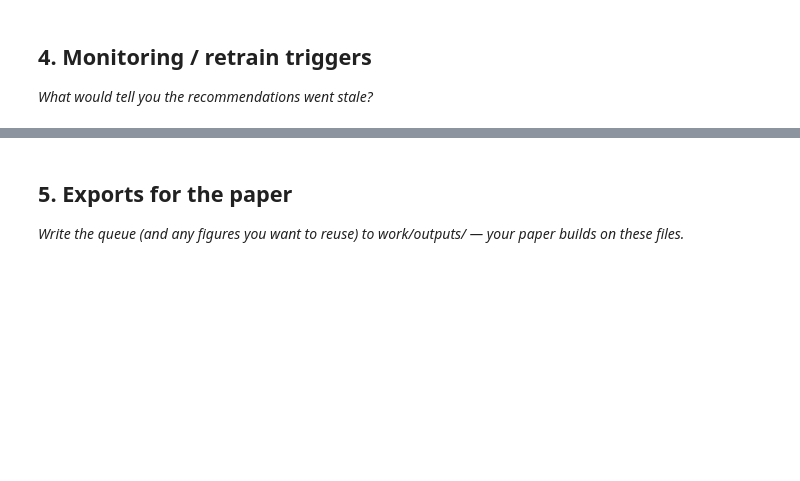
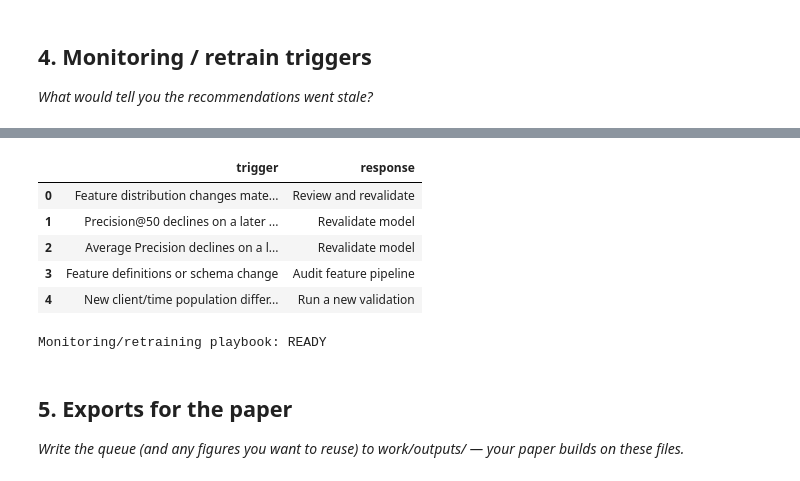
Before and after one commit to afreensumai64/ML-Internship, a Jupyter notebook: work/notebooks/w07_action_playbook.ipynb, the cells around one changed output, grey strips where cells are left out. Cells and saved outputs as stored; diff of their text form; code cells hidden in the pictures; blank space fills up the shorter version.

```diff
--- a/work/notebooks/w07_action_playbook.ipynb
+++ b/work/notebooks/w07_action_playbook.ipynb
@@ -37,3 +266,37 @@ This skeleton is yours to fill. Work the sections **in order** — each one has
+# %%
+# This cell is for CODE (numbers, a query, a check).
+# Write your text answer in the cell ABOVE this one — typing sentences here breaks Run All.
+# Monitoring thresholds are documented as review triggers,
+# not as automatic retraining commands.
+
+monitoring_triggers = pd.DataFrame({
+    "trigger": [
+        "Feature distribution changes materially",
+        "Precision@50 declines on a later evaluation window",
+        "Average Precision declines on a later evaluation window",
+        "Feature definitions or schema change",
+        "New client/time population differs from validation population"
+    ],
+    "response": [
+        "Review and revalidate",
+        "Revalidate model",
+        "Revalidate model",
+        "Audit feature pipeline",
+        "Run a new validation"
+    ]
+})
+
+display(monitoring_triggers)
+
+print("Monitoring/retraining playbook: READY")
+# %% [output]
+|  | trigger | response |
+| 0 | Feature distribution changes mate... | Review and revalidate |
+| 1 | Precision@50 declines on a later ... | Revalidate model |
+| 2 | Average Precision declines on a l... | Revalidate model |
+| 3 | Feature definitions or schema change | Audit feature pipeline |
+| 4 | New client/time population differ... | Run a new validation |
+Monitoring/retraining playbook: READY
 # %% [markdown]
 ## 5. Exports for the paper
 
```
Also changed, not shown: parts of 16 cells of this notebook.
